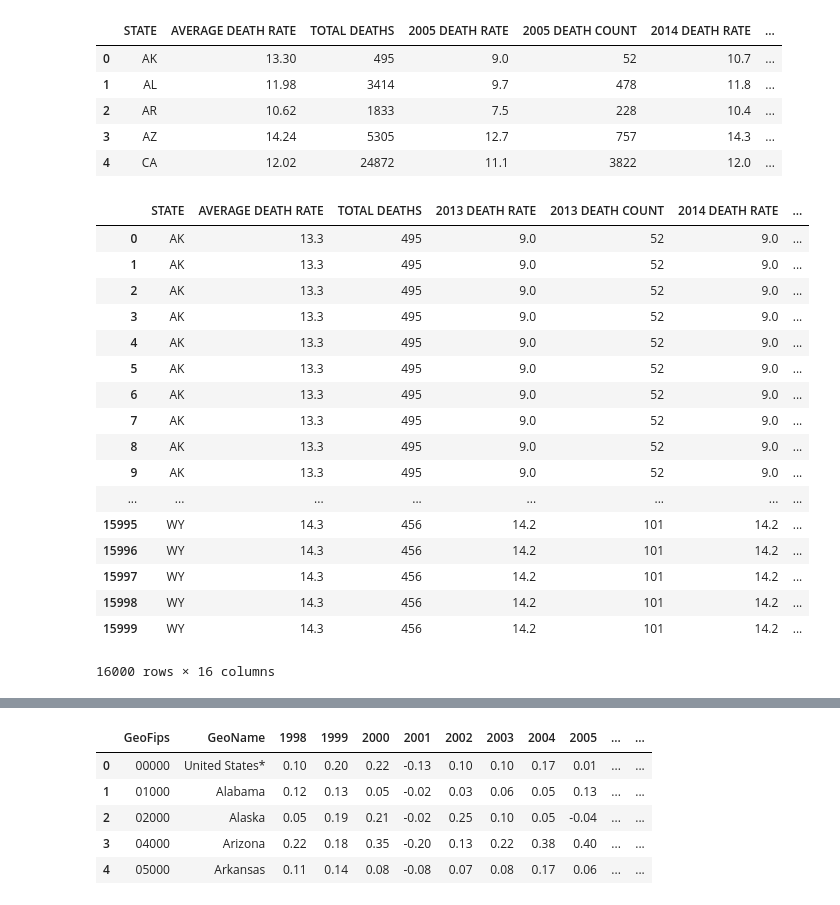
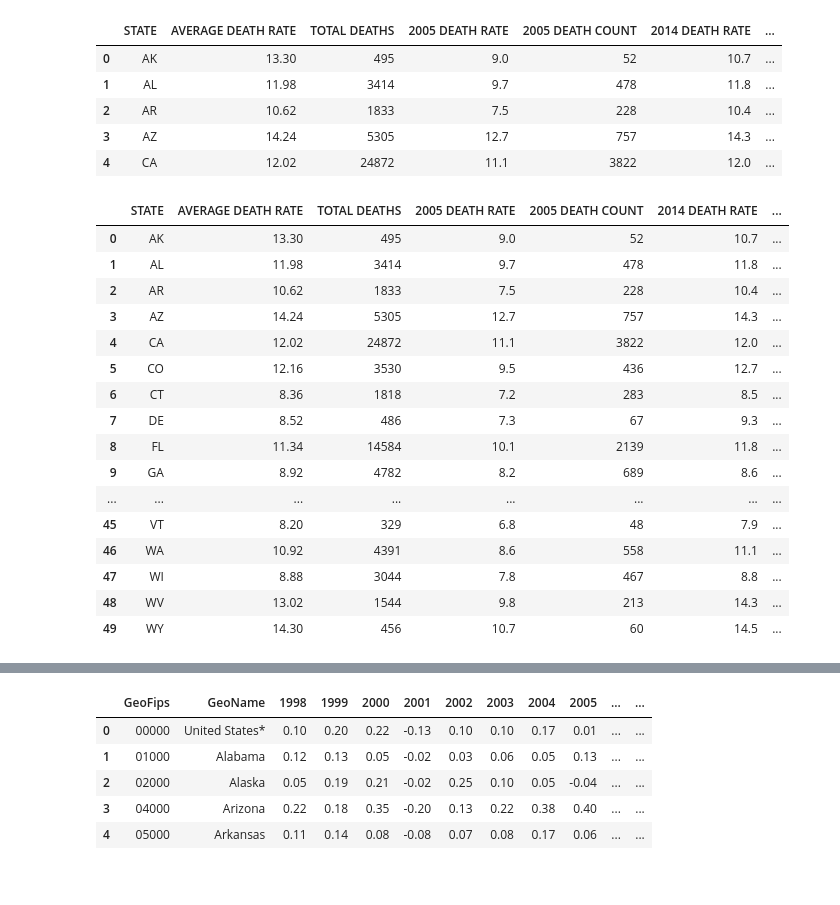
Before and after one commit to epayne323/ProjectOneRepo, a Jupyter notebook: Notebooks/Working_DataCleanup_RM.ipynb, the cells around one changed output, grey strips where cells are left out. Saved outputs shown, nothing was run; the diff lists cells and outputs as text; code cells hidden in the pictures.

```diff
--- a/Notebooks/Working_DataCleanup_RM.ipynb
+++ b/Notebooks/Working_DataCleanup_RM.ipynb
@@ -1039,29 +1039,28 @@ liver_overall_df.head()
 | 3 | AZ | 14.24 | 5305 | 12.7 | 757 | 14.3 | ... |
 | 4 | CA | 12.02 | 24872 | 11.1 | 3822 | 12.0 | ... |
 # %%
-liver_overall_df['TOTAL DEATH RATE CHANGE'] = liver_overall_df['2017 DEATH RATE'] - liver_overall_df['2013 DEATH RATE']
-liver_overall_df['TOTAL DEATH RATE % CHANGE'] = (liver_overall_df['2017 DEATH RATE'] / liver_overall_df['2013 DEATH RATE']) - 1
-liver_overall_df['TOTAL DEATHS % CHANGE'] = (liver_overall_df['2017 DEATH COUNT'] / liver_overall_df['2013 DEATH COUNT']) - 1
+liver_overall_df['14 - 17 DEATH RATE CHANGE'] = liver_overall_df['2017 DEATH RATE'] - liver_overall_df['2014 DEATH RATE']
+liver_overall_df['14 - 17 DEATH RATE % CHANGE'] = (liver_overall_df['2017 DEATH RATE'] / liver_overall_df['2014 DEATH RATE']) - 1
+liver_overall_df['14 - 17 DEATHS % CHANGE'] = (liver_overall_df['2017 DEATH COUNT'] / liver_overall_df['2014 DEATH COUNT']) - 1
 liver_overall_df
 # %% [output]
-|  | STATE | AVERAGE DEATH RATE | TOTAL DEATHS | 2013 DEATH RATE | 2013 DEATH COUNT | 2014 DEATH RATE | ... |
-| 0 | AK | 13.3 | 495 | 9.0 | 52 | 9.0 | ... |
-| 1 | AK | 13.3 | 495 | 9.0 | 52 | 9.0 | ... |
-| 2 | AK | 13.3 | 495 | 9.0 | 52 | 9.0 | ... |
-| 3 | AK | 13.3 | 495 | 9.0 | 52 | 9.0 | ... |
-| 4 | AK | 13.3 | 495 | 9.0 | 52 | 9.0 | ... |
-| 5 | AK | 13.3 | 495 | 9.0 | 52 | 9.0 | ... |
-| 6 | AK | 13.3 | 495 | 9.0 | 52 | 9.0 | ... |
-| 7 | AK | 13.3 | 495 | 9.0 | 52 | 9.0 | ... |
-| 8 | AK | 13.3 | 495 | 9.0 | 52 | 9.0 | ... |
-| 9 | AK | 13.3 | 495 | 9.0 | 52 | 9.0 | ... |
+|  | STATE | AVERAGE DEATH RATE | TOTAL DEATHS | 2005 DEATH RATE | 2005 DEATH COUNT | 2014 DEATH RATE | ... |
+| 0 | AK | 13.30 | 495 | 9.0 | 52 | 10.7 | ... |
+| 1 | AL | 11.98 | 3414 | 9.7 | 478 | 11.8 | ... |
+| 2 | AR | 10.62 | 1833 | 7.5 | 228 | 10.4 | ... |
+| 3 | AZ | 14.24 | 5305 | 12.7 | 757 | 14.3 | ... |
+| 4 | CA | 12.02 | 24872 | 11.1 | 3822 | 12.0 | ... |
+| 5 | CO | 12.16 | 3530 | 9.5 | 436 | 12.7 | ... |
+| 6 | CT | 8.36 | 1818 | 7.2 | 283 | 8.5 | ... |
+| 7 | DE | 8.52 | 486 | 7.3 | 67 | 9.3 | ... |
+| 8 | FL | 11.34 | 14584 | 10.1 | 2139 | 11.8 | ... |
+| 9 | GA | 8.92 | 4782 | 8.2 | 689 | 8.6 | ... |
 | ... | ... | ... | ... | ... | ... | ... | ... |
-| 15995 | WY | 14.3 | 456 | 14.2 | 101 | 14.2 | ... |
-| 15996 | WY | 14.3 | 456 | 14.2 | 101 | 14.2 | ... |
-| 15997 | WY | 14.3 | 456 | 14.2 | 101 | 14.2 | ... |
-| 15998 | WY | 14.3 | 456 | 14.2 | 101 | 14.2 | ... |
-| 15999 | WY | 14.3 | 456 | 14.2 | 101 | 14.2 | ... |
+| 45 | VT | 8.20 | 329 | 6.8 | 48 | 7.9 | ... |
+| 46 | WA | 10.92 | 4391 | 8.6 | 558 | 11.1 | ... |
+| 47 | WI | 8.88 | 3044 | 7.8 | 467 | 8.8 | ... |
+| 48 | WV | 13.02 | 1544 | 9.8 | 213 | 14.3 | ... |
+| 49 | WY | 14.30 | 456 | 10.7 | 60 | 14.5 | ... |
-16000 rows × 16 columns
 # %%
 liver_overall_df.to_csv(os.path.join("..","Data","Clean","Liver_Disease_Cirrhosis_Mortality_Clean.csv"), index = False)
 # %%
```
Also changed, not shown: 2 other files.
